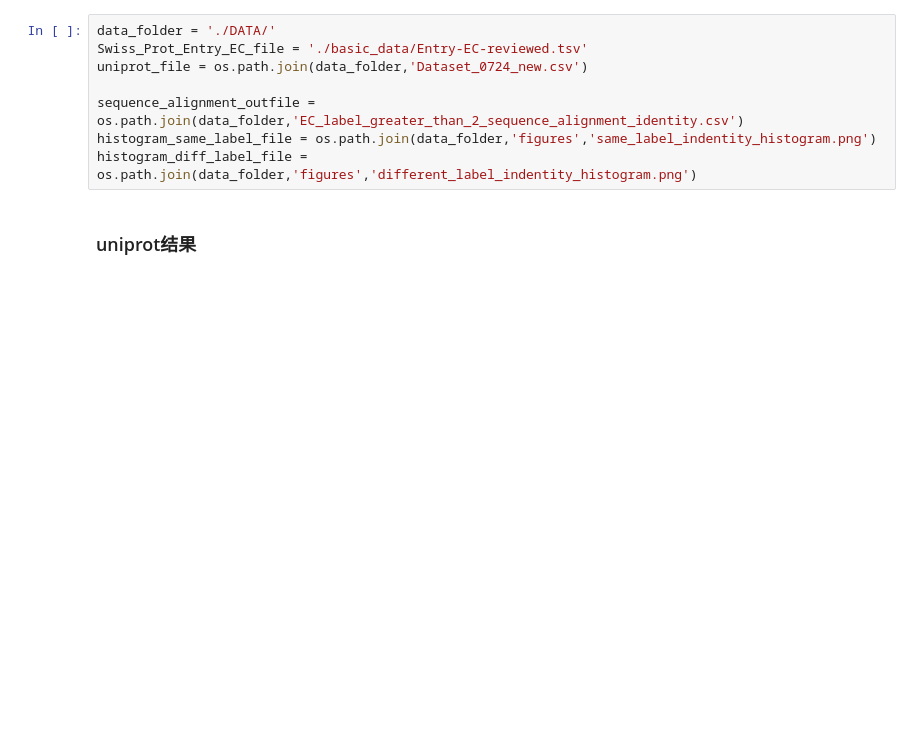
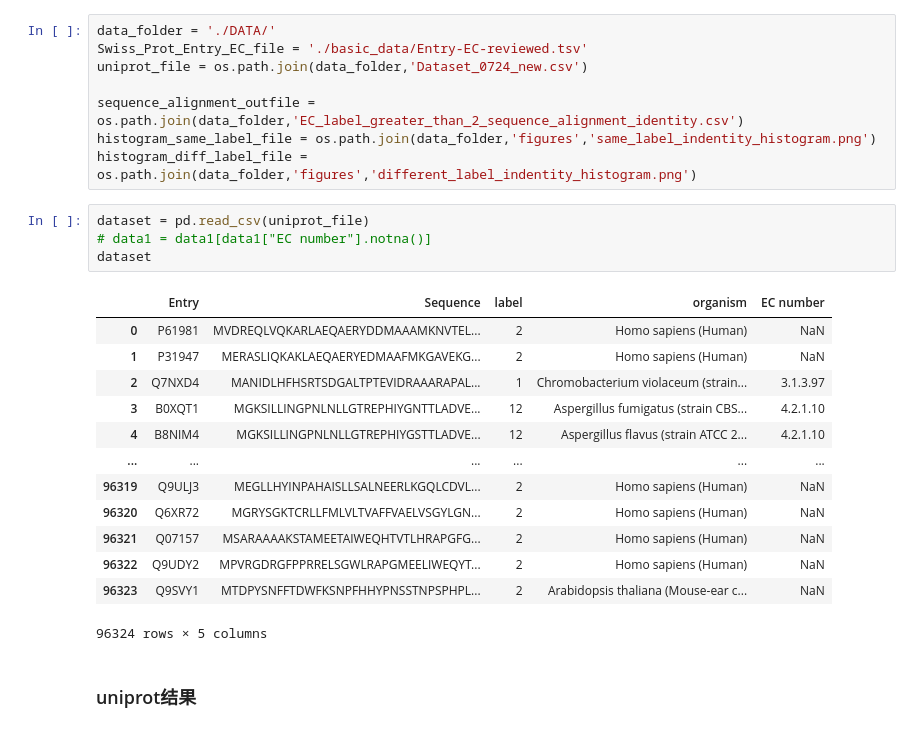
Before and after one commit to tibbdc/DeepSub, a Jupyter notebook: 02_SeqIdentity.ipynb, the cells around one changed output. Cells and saved outputs as stored; diff of their text form; blank space fills up the shorter version.

```diff
--- a/02_SeqIdentity.ipynb
+++ b/02_SeqIdentity.ipynb
@@ -24,6 +24,24 @@ uniprot_file = os.path.join(data_folder,'Dataset_0724_new.csv')
 sequence_alignment_outfile = os.path.join(data_folder,'EC_label_greater_than_2_sequence_alignment_identity.csv')
 histogram_same_label_file = os.path.join(data_folder,'figures','same_label_indentity_histogram.png')
 histogram_diff_label_file = os.path.join(data_folder,'figures','different_label_indentity_histogram.png')
+# %%
+dataset = pd.read_csv(uniprot_file)
+# data1 = data1[data1["EC number"].notna()]
+dataset
+# %% [output]
+|  | Entry | Sequence | label | organism | EC number |
+| 0 | P61981 | MVDREQLVQKARLAEQAERYDDMAAAMKNVTEL... | 2 | Homo sapiens (Human) | NaN |
+| 1 | P31947 | MERASLIQKAKLAEQAERYEDMAAFMKGAVEKG... | 2 | Homo sapiens (Human) | NaN |
+| 2 | Q7NXD4 | MANIDLHFHSRTSDGALTPTEVIDRAAARAPAL... | 1 | Chromobacterium violaceum (strain... | 3.1.3.97 |
+| 3 | B0XQT1 | MGKSILLINGPNLNLLGTREPHIYGNTTLADVE... | 12 | Aspergillus fumigatus (strain CBS... | 4.2.1.10 |
+| 4 | B8NIM4 | MGKSILLINGPNLNLLGTREPHIYGSTTLADVE... | 12 | Aspergillus flavus (strain ATCC 2... | 4.2.1.10 |
+| ... | ... | ... | ... | ... | ... |
+| 96319 | Q9ULJ3 | MEGLLHYINPAHAISLLSALNEERLKGQLCDVL... | 2 | Homo sapiens (Human) | NaN |
+| 96320 | Q6XR72 | MGRYSGKTCRLLFMLVLTVAFFVAELVSGYLGN... | 2 | Homo sapiens (Human) | NaN |
+| 96321 | Q07157 | MSARAAAAKSTAMEETAIWEQHTVTLHRAPGFG... | 2 | Homo sapiens (Human) | NaN |
+| 96322 | Q9UDY2 | MPVRGDRGFPPRRELSGWLRAPGMEELIWEQYT... | 2 | Homo sapiens (Human) | NaN |
+| 96323 | Q9SVY1 | MTDPYSNFFTDWFKSNPFHHYPNSSTNPSPHPL... | 2 | Arabidopsis thaliana (Mouse-ear c... | NaN |
+96324 rows × 5 columns
 # %% [markdown]
 ### uniprot结果
 # %%
```
Also changed, not shown: parts of 5 cells of this notebook.
